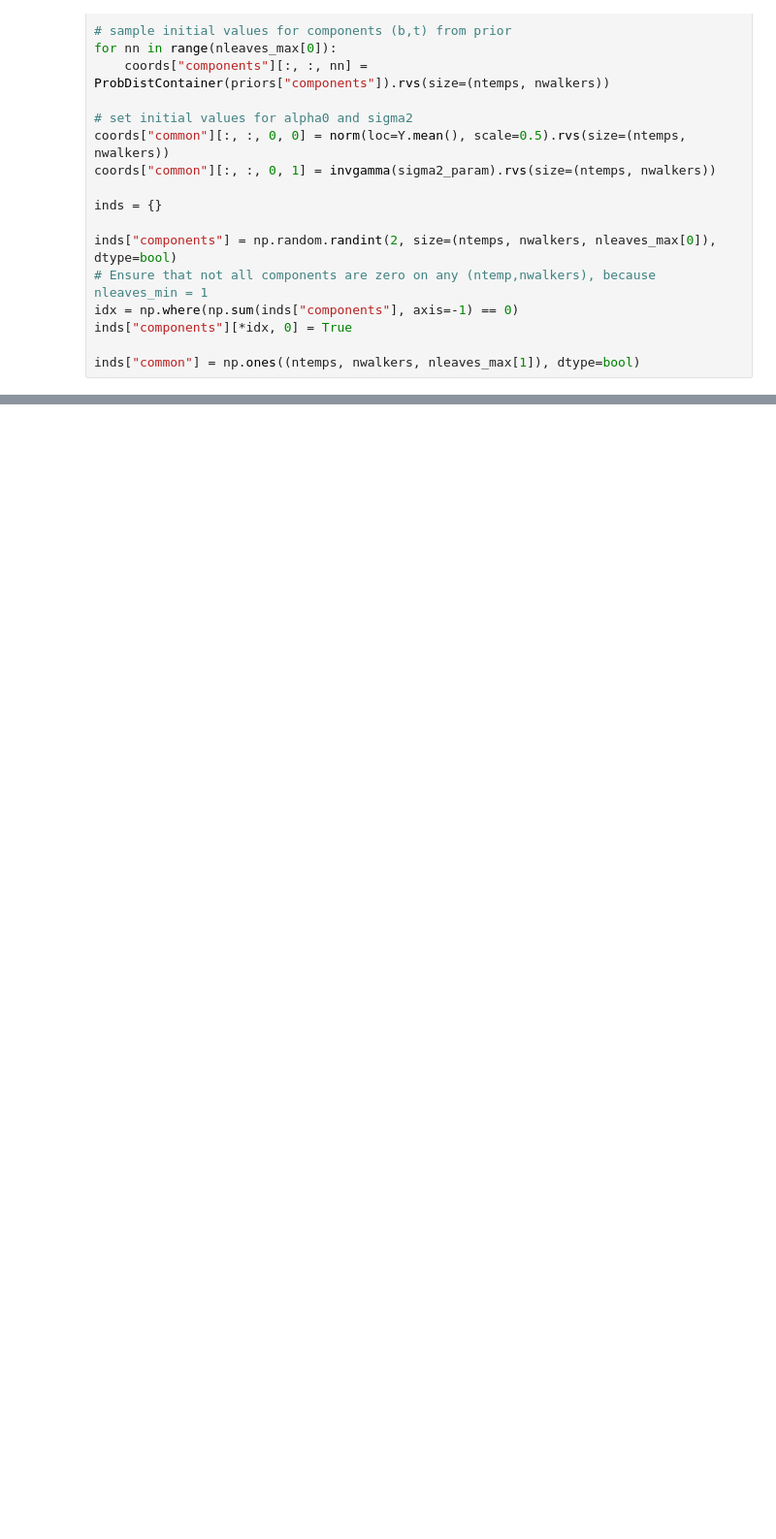
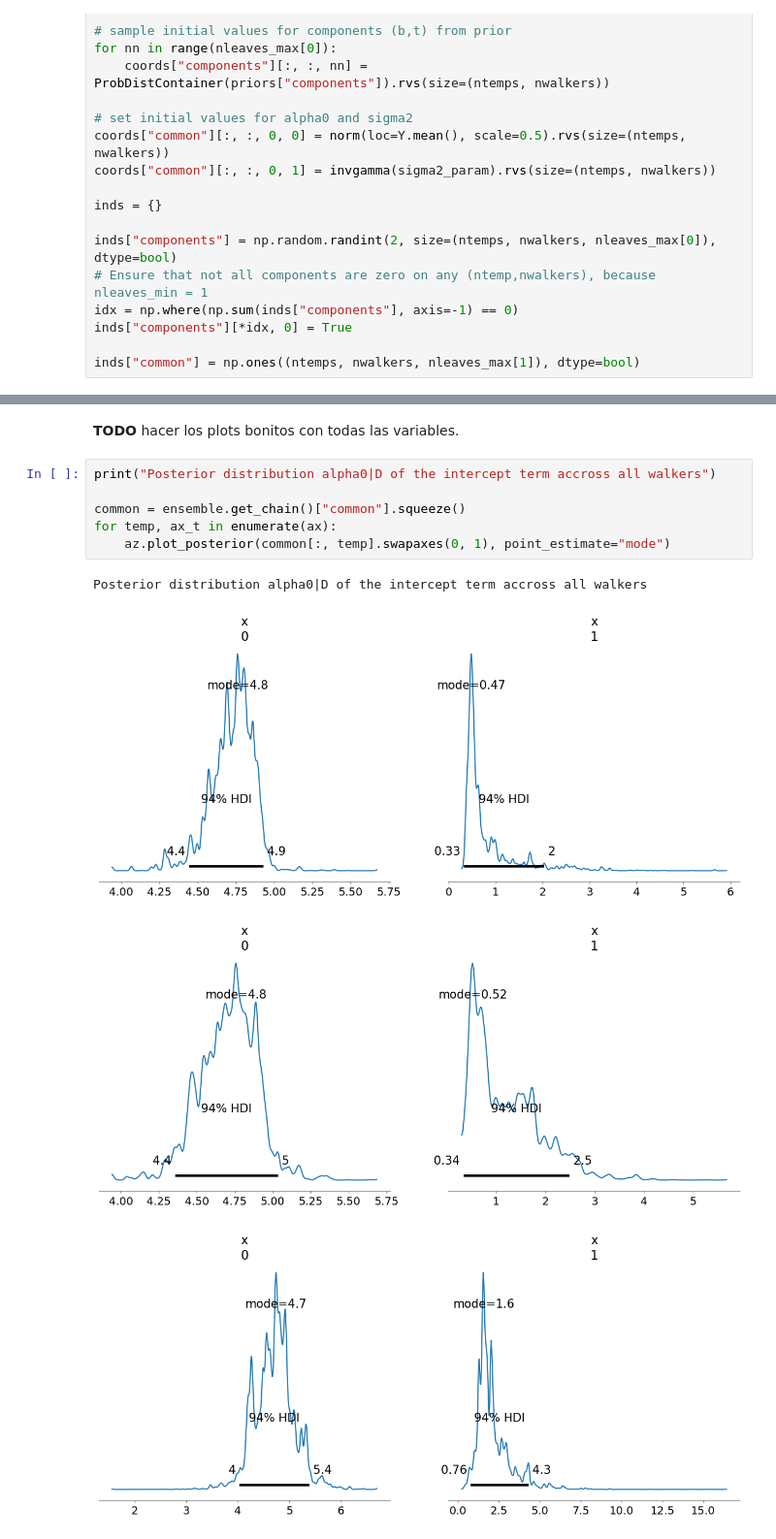
Before and after one commit to antcc/rk-bfr-jump, a Jupyter notebook: linear_regression.ipynb, the cells around one changed output, grey strips where cells are left out. Shown: that part at 97% size. Saved outputs shown, nothing was run; the diff lists cells and outputs as text; blank space fills up the shorter version.

```diff
--- a/linear_regression.ipynb
+++ b/linear_regression.ipynb
@@ -258,0 +288,13 @@ Posterior distribution of the number of components accross all walkers
+# %% [markdown]
+**TODO** hacer los plots bonitos con todas las variables.
+# %%
+print("Posterior distribution alpha0|D of the intercept term accross all walkers")
+
+common = ensemble.get_chain()["common"].squeeze()
+for temp, ax_t in enumerate(ax):
+    az.plot_posterior(common[:, temp].swapaxes(0, 1), point_estimate="mode")
+# %% [output]
+Posterior distribution alpha0|D of the intercept term accross all walkers
+[figure, added]
+[figure, added]
+[figure, added]
```
Also changed, not shown: parts of 7 cells of this notebook.
